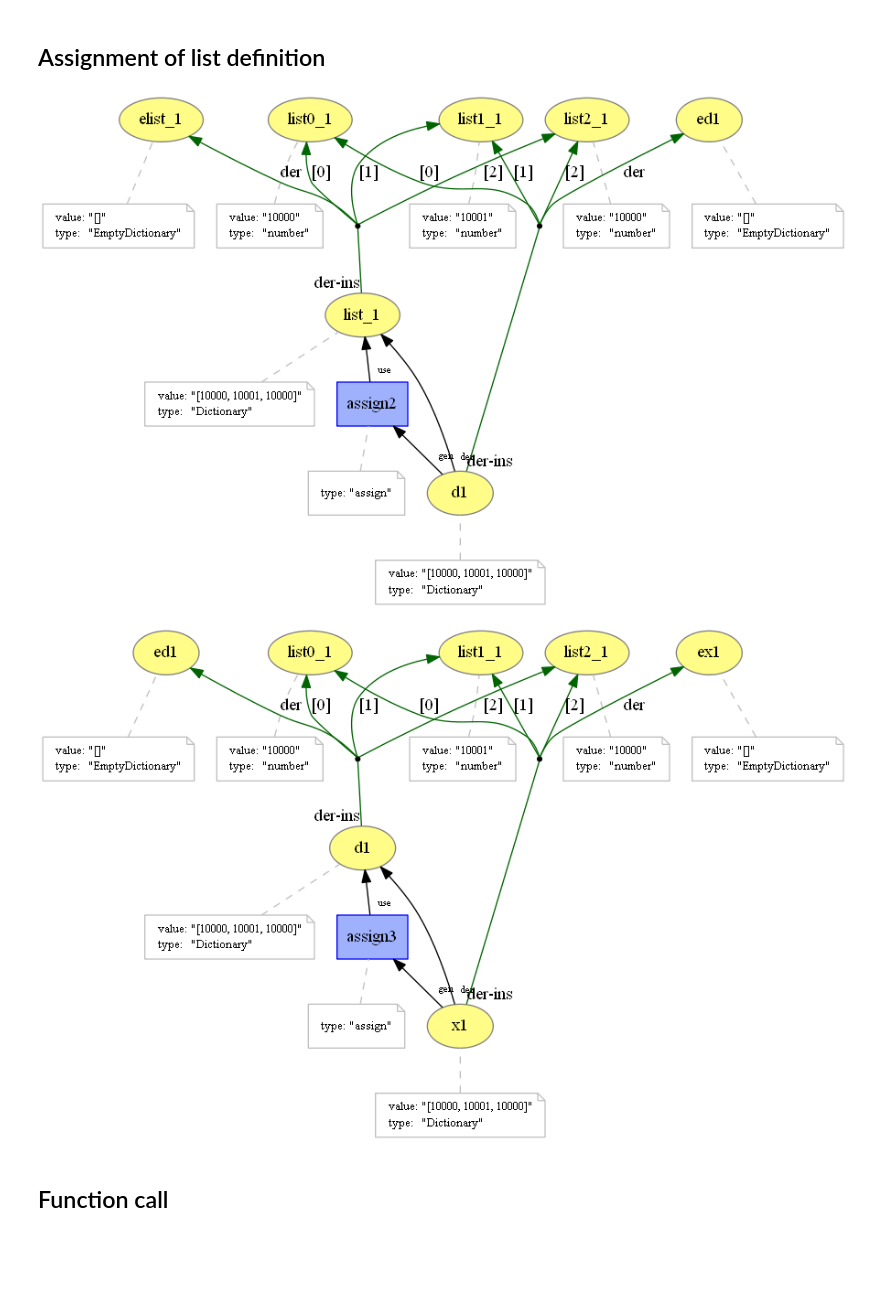
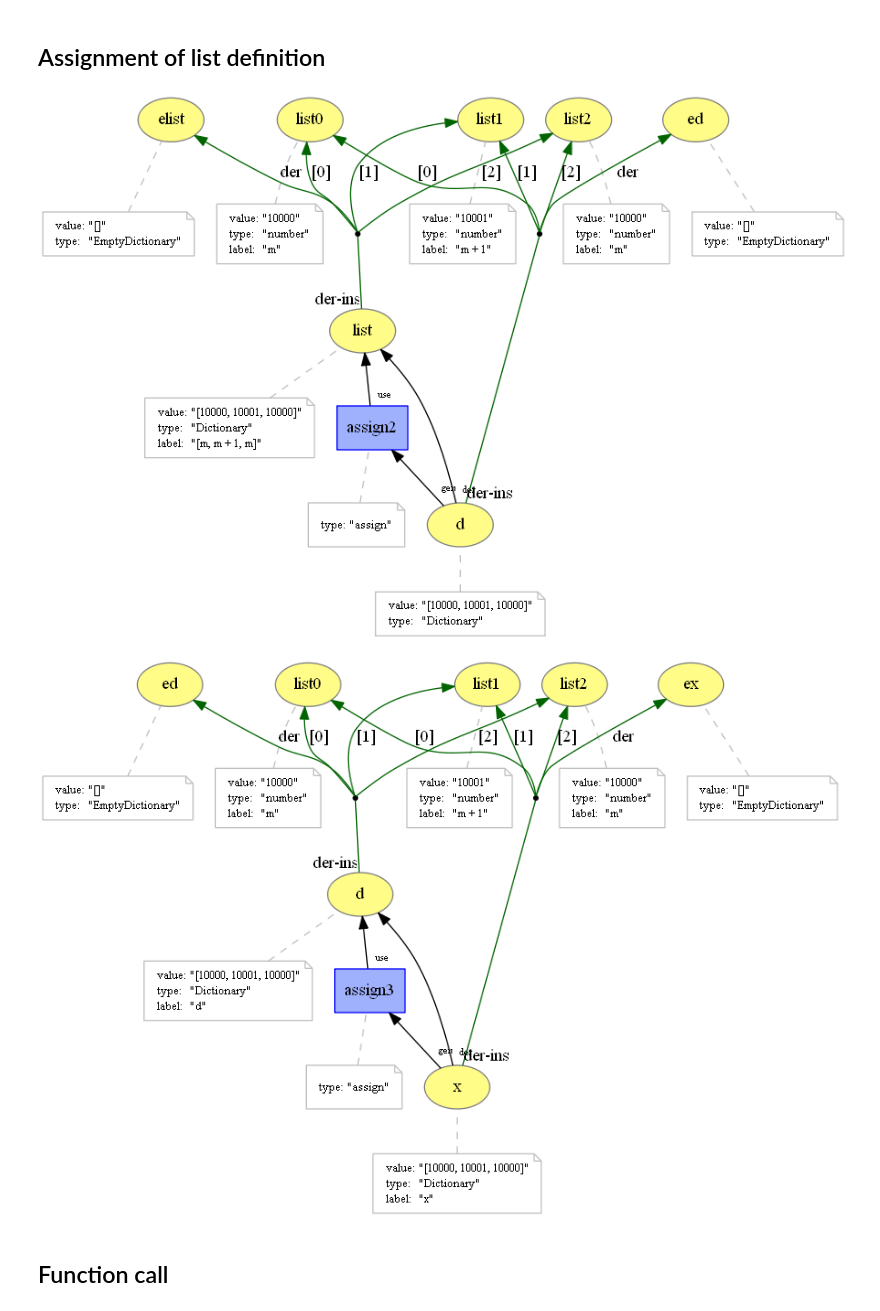
Before and after one commit to dew-uff/versioned-prov, a Jupyter notebook: notebooks/[PROV-Dictionary] Mapping.ipynb, the cells around one changed output. Cells and saved outputs as stored; diff of their text form; code cells hidden in the pictures; blank space fills up the shorter version.

```diff
--- a/notebooks/[PROV-Dictionary] Mapping.ipynb
+++ b/notebooks/[PROV-Dictionary] Mapping.ipynb
@@ -83,57 +83,57 @@ wasGeneratedBy(list_1, definelist1, -)
 # %%
 %%provn -o ../prov_dictionary/list_assign -e png svg pdf provn
 // old entities from previous figure
-entity(elist_1, [value="[]", type="EmptyDictionary"])
-entity(list_1, [value="[10000, 10001, 10000]", type="Dictionary"])
-entity(list0_1, [value="10000", type="number"])
-entity(list1_1, [value="10001", type="number"])
-entity(list2_1, [value="10000", type="number"])
+entity(elist, [value="[]", type="EmptyDictionary"])
+entity(list, [value="[10000, 10001, 10000]", type="Dictionary", label="[m, m + 1, m]"])
+entity(list0, [value="10000", type="number", label="m"])
+entity(list1, [value="10001", type="number", label="m + 1"])
+entity(list2, [value="10000", type="number", label="m"])
 derivedByInsertionFrom(
-    list_1, elist_1,
-    {("0", list0_1), ("1", list1_1), ("2", list2_1)}
+    list, elist,
+    {("0", list0), ("1", list1), ("2", list2)}
 )
 
 // new entities
-entity(ed1, [value="[]", type="EmptyDictionary"])
-entity(d1, [value="[10000, 10001, 10000]", type="Dictionary"])
+entity(ed, [value="[]", type="EmptyDictionary"])
+entity(d, [value="[10000, 10001, 10000]", type="Dictionary", label="d"])
 derivedByInsertionFrom(
-    d1, ed1,
-    {("0", list0_1), ("1", list1_1), ("2", list2_1)}
+    d, ed,
+    {("0", list0), ("1", list1), ("2", list2)}
 )
 
 activity(assign2, [type="assign"])
-used(u7; assign2, list_1, -)
-wasGeneratedBy(g7; d1, assign2, -)
-wasDerivedFrom(d1, list_1, assign2, g7, u7)
+used(u7; assign2, list, -)
+wasGeneratedBy(g7; d, assign2, -)
+wasDerivedFrom(d, list, assign2, g7, u7)
 # %% [output]
-[figure, old version]
+[figure, new version]
 # %%
 %%provn -o ../prov_dictionary/list_assign2 -e png svg pdf provn
 // old entities from previous figure
-entity(ed1, [value="[]", type="EmptyDictionary"])
-entity(d1, [value="[10000, 10001, 10000]", type="Dictionary"])
-entity(list0_1, [value="10000", type="number"])
-entity(list1_1, [value="10001", type="number"])
-entity(list2_1, [value="10000", type="number"])
+entity(ed, [value="[]", type="EmptyDictionary"])
+entity(d, [value="[10000, 10001, 10000]", type="Dictionary", label="d"])
+entity(list0, [value="10000", type="number", label="m"])
+entity(list1, [value="10001", type="number", label="m + 1"])
+entity(list2, [value="10000", type="number", label="m"])
 derivedByInsertionFrom(
-    d1, ed1,
-    {("0", list0_1), ("1", list1_1), ("2", list2_1)}
+    d, ed,
+    {("0", list0), ("1", list1), ("2", list2)}
 )
 
 // new entities
-entity(ex1, [value="[]", type="EmptyDictionary"])
-entity(x1, [value="[10000, 10001, 10000]", type="Dictionary"])
+entity(ex, [value="[]", type="EmptyDictionary"])
+entity(x, [value="[10000, 10001, 10000]", type="Dictionary", label="x"])
 derivedByInsertionFrom(
-    x1, ex1,
-    {("0", list0_1), ("1", list1_1), ("2", list2_1)}
+    x, ex,
+    {("0", list0), ("1", list1), ("2", list2)}
 )
 
 activity(assign3, [type="assign"])
-used(u8; assign3, d1, -)
-wasGeneratedBy(g8; x1, assign3, -)
-wasDerivedFrom(x1, d1, assign3, g8, u8)
+used(u8; assign3, d, -)
+wasGeneratedBy(g8; x, assign3, -)
+wasDerivedFrom(x, d, assign3, g8, u8)
 # %% [output]
-[figure, old version]
+[figure, new version]
 # %% [markdown]
 ## Function call
 # %%
```
Also changed, not shown: parts of 8 cells of this notebook, 51 other files.
